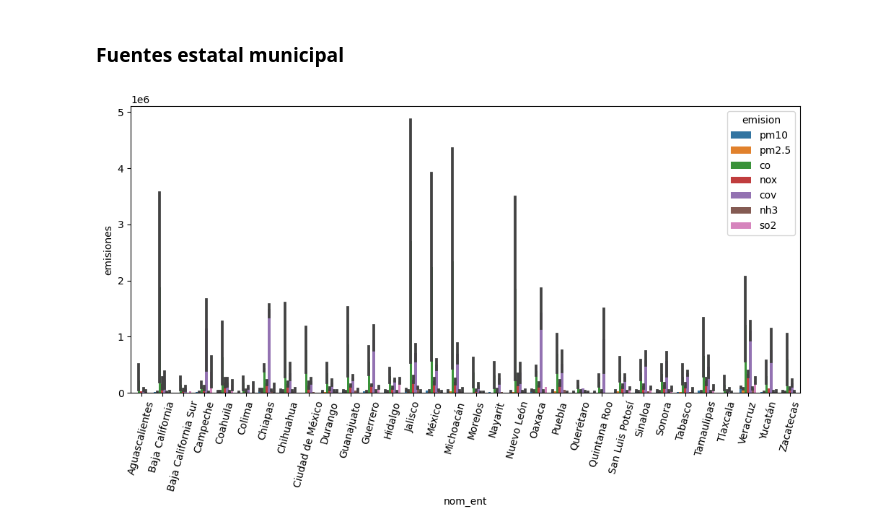
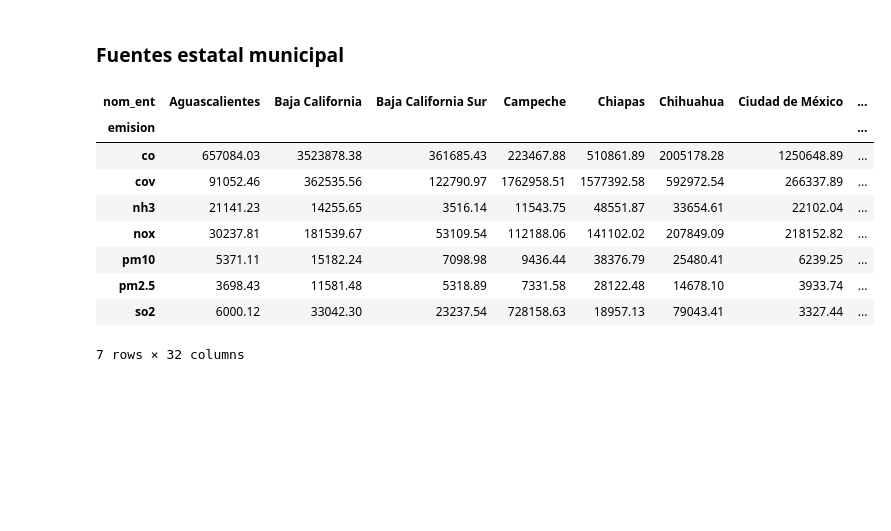
Before and after one commit to pcorner10/inventario_emisiones, a Jupyter notebook: INEM.ipynb, the cells around one changed output. Drawn from its saved outputs; the diff is of its cells as text; code cells hidden in the pictures; blank space fills up the shorter version.

```diff
--- a/INEM.ipynb
+++ b/INEM.ipynb
@@ -293,15 +244,3 @@ Index(['year', 'cve_ent', 'nom_ent', 'nom_mun', 'pm10', 'pm2.5', 'so2', 'co',
 ## Graficos
 # %% [markdown]
 ### Fuentes estatal municipal
-# %%
-fig, ax = plt.subplots(figsize=(10, 6))
-
-sns.barplot(x="nom_ent", y="emisiones", hue="emision", data=total_ent, ax=ax)
-
-# rotate xtikcs 75 degrees
-plt.xticks(rotation=75)
-
-plt.tight_layout()
-plt.show()
-# %% [output]
-[figure, removed]
@@ -307,0 +251,15 @@ plt.show()
+# %%
+df = total_ent[total_ent["year"] == '2005']
+df = df.pivot_table("emisiones","emision", "nom_ent", aggfunc="sum")
+df
+# %% [output]
+| nom_ent | Aguascalientes | Baja California | Baja California Sur | Campeche | Chiapas | Chihuahua | Ciudad de México | ... |
+| emision |  |  |  |  |  |  |  | ... |
+| co | 657084.03 | 3523878.38 | 361685.43 | 223467.88 | 510861.89 | 2005178.28 | 1250648.89 | ... |
+| cov | 91052.46 | 362535.56 | 122790.97 | 1762958.51 | 1577392.58 | 592972.54 | 266337.89 | ... |
+| nh3 | 21141.23 | 14255.65 | 3516.14 | 11543.75 | 48551.87 | 33654.61 | 22102.04 | ... |
+| nox | 30237.81 | 181539.67 | 53109.54 | 112188.06 | 141102.02 | 207849.09 | 218152.82 | ... |
+| pm10 | 5371.11 | 15182.24 | 7098.98 | 9436.44 | 38376.79 | 25480.41 | 6239.25 | ... |
+| pm2.5 | 3698.43 | 11581.48 | 5318.89 | 7331.58 | 28122.48 | 14678.10 | 3933.74 | ... |
+| so2 | 6000.12 | 33042.30 | 23237.54 | 728158.63 | 18957.13 | 79043.41 | 3327.44 | ... |
+7 rows × 32 columns
```
Also changed, not shown: parts of 12 cells of this notebook, 1 other file.
